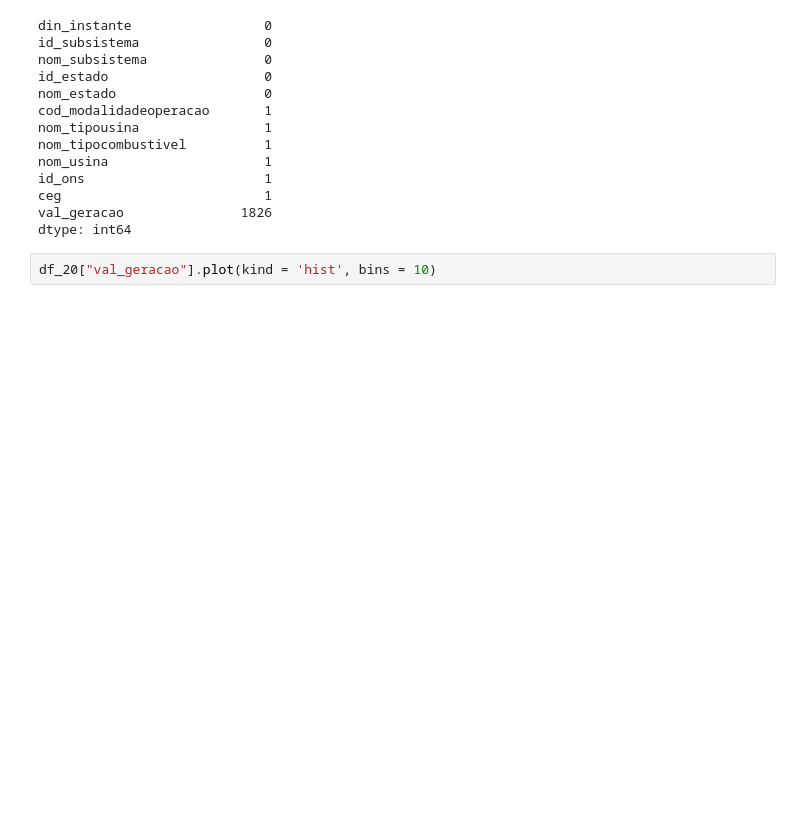
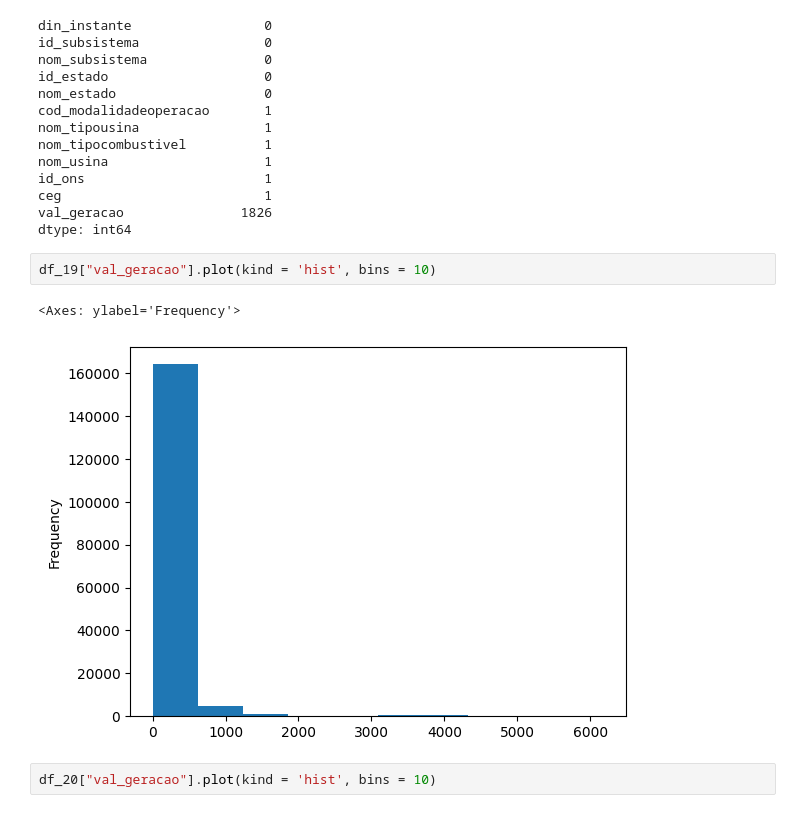
Before and after one commit to HelouiseDayane/Cienciasdedados, a Jupyter notebook: Projeto_Est_Geracao_Usina.ipynb, the cells around one changed output. Cells and saved outputs as stored; diff of their text form; blank space fills up the shorter version.

```diff
--- a/Projeto_Est_Geracao_Usina.ipynb
+++ b/Projeto_Est_Geracao_Usina.ipynb
@@ -115,6 +202,11 @@ id_ons                       1
 ceg                          1
 val_geracao               1826
 dtype: int64
+# %%
+df_19["val_geracao"].plot(kind = 'hist', bins = 10)
+# %% [output]
+<Axes: ylabel='Frequency'>
+[figure, added]
 # %%
 df_20["val_geracao"].plot(kind = 'hist', bins = 10)
 # %% [output]
```
Also changed, not shown: parts of 18 cells of this notebook.
